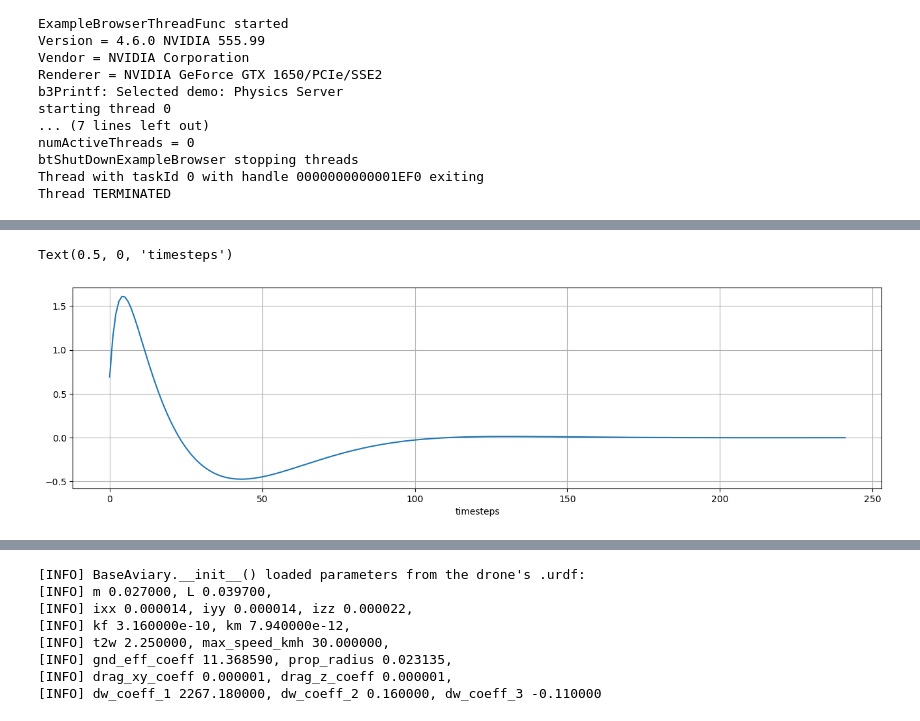
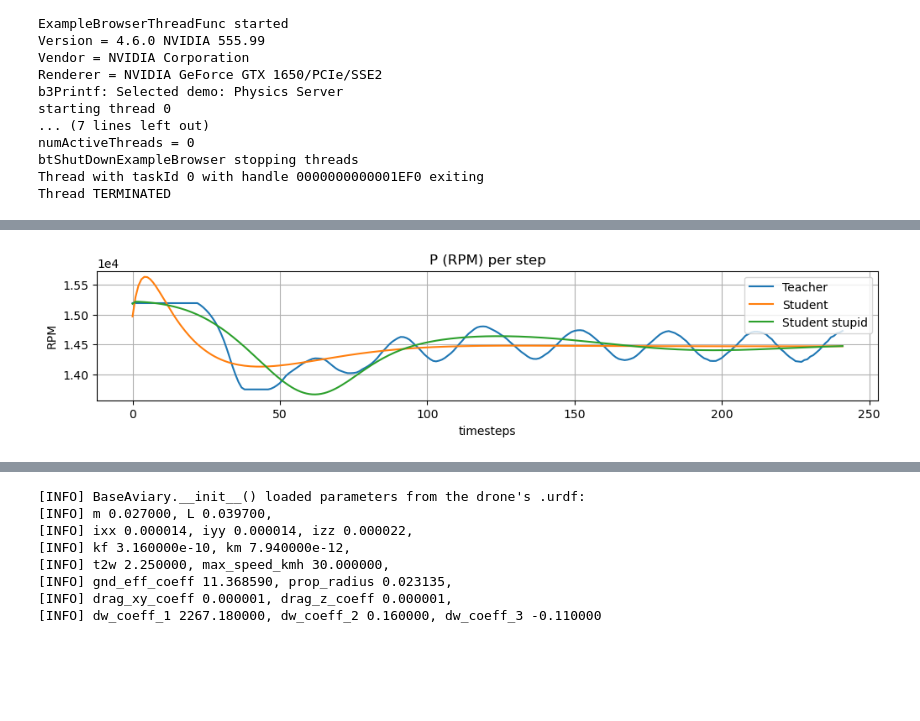
Before and after one commit to SofieElving/GGSpeciale, a Jupyter notebook: quadcopter-suite/SPID_test.ipynb, the cells around one changed output, grey strips where cells are left out. Saved outputs shown, nothing was run; the diff lists cells and outputs as text; code cells hidden in the pictures; blank space fills up the shorter version.

```diff
--- a/quadcopter-suite/SPID_test.ipynb
+++ b/quadcopter-suite/SPID_test.ipynb
@@ -102,11 +93,11 @@ obs, info = env.reset()
 
 rewards, best_policy, wrapper, run_dir = train_spid(teacher_path = teacher_model_path,
                                                     teacher_model = teacher_model,
-                                                    save_folder_path="C:/GitHub/GGSpeciale/quadcopter-suite/distil-results_1000x12_4d_model",
-                                                    save_results=False,
+                                                    save_folder_path="C:/GitHub/GGSpeciale/quadcopter-suite/distil-results_just_Q",
+                                                    save_results=True,
                                                     environment=environment,
-                                                    n_iter=12,
-                                                    total_timesteps=12*400,
+                                                    n_iter=10,
+                                                    total_timesteps=10*1000,
                                                     n_eval_episodes=10,
                                                     verbose=2)
 # %% [output]
@@ -398,6 +525,7 @@ import time
 import gymnasium as gym
 import numpy as np
 import pybullet as p
+from PySRWrapper import PySRPolicy
 
 DEFAULT_OBS = ObservationType("kin")
 DEFAULT_ACT = ActionType("one_d_rpm")
@@ -419,6 +547,13 @@ def record_episode(policy, output_file, seed=0, max_steps=2000, sleep_s=1/30):
         )
     )
 
+    env2 = HoverAviary(
+            obs=DEFAULT_OBS,
+            act=DEFAULT_ACT,
+            gui=False,
+            record=False,
+        )
+
     obs, info = env.reset(seed=seed)
     episode_reward = 0.0
 
@@ -427,6 +562,7 @@ def record_episode(policy, output_file, seed=0, max_steps=2000, sleep_s=1/30):
 
     actions = []
     rewards = []
+    observations = []
 
     try:
         for _ in range(max_steps):
@@ -441,8 +577,11 @@ def record_episode(policy, output_file, seed=0, max_steps=2000, sleep_s=1/30):
 
             time.sleep(sleep_s)
 
-            actions.append(action)
+            action_rpm = env2._preprocessAction(action.reshape(1, -1))[0][0]
+
+            actions.append(action_rpm)
             rewards.append(reward)
+            observations.append(obs)
 
             if terminated or truncated:
                 break
@@ -454,11 +593,13 @@ def record_episode(policy, output_file, seed=0, max_steps=2000, sleep_s=1/30):
 
 
     print(f"{output_file}: reward = {episode_reward}")
-    return  rewards, np.array(actions).flatten()
+    return  rewards, np.array(actions).flatten(), observations
 
 teacher = PPO.load(r"C:\GitHub\GGSpeciale\quadcopter-suite\results\save-04.10.2026_15.39.13\best_model.zip")
 student = PySRPolicy.load(r"C:\GitHub\GGSpeciale\quadcopter-suite\distil-results_1000x12\best_student_policy.joblib")
+student_stupid = PySRPolicy.load(r"C:/GitHub/GGSpeciale/quadcopter-suite/distil-results_1000_test_reward_loss\best_student_policy.joblib")
 
-teacher_rewards, teacher_actions = record_episode(teacher, "teacher.mp4", seed=42)
-student_rewards, student_actions = record_episode(student, "student_no_weights.mp4", seed=42)
+teacher_rewards, teacher_actions, teacher_obs = record_episode(teacher, "teacher.mp4", seed=42)
+student_rewards, student_actions, student_obs = record_episode(student, "student_weights.mp4", seed=42)
+student_stupid_rewards, student_stupid_actions, student_stupid_obs = record_episode(student_stupid, "student_no_weights.mp4", seed=42)
 # %% [output]
@@ -520,8 +718,15 @@ Text(0.5, 0, 'timesteps')
 # %%
-plt.figure(figsize=(16, 4))
-plt.plot(student_actions)
+plt.figure(figsize=(12, 2))
+plt.plot(teacher_actions, label="Teacher")
+plt.plot(student_actions, label="Student")
+plt.plot(student_stupid_actions, label="Student stupid")
+plt.xlabel("timesteps")
+plt.ylabel("RPM")
+plt.title("P (RPM) per step")
 plt.grid()
-plt.xlabel("timesteps")
+plt.legend()
+plt.ticklabel_format(style='sci', axis='y', scilimits=(0,0))
+#plt.ylim((-0.002, 0.002))
+# plt.xlim((200, 250))
 # %% [output]
-Text(0.5, 0, 'timesteps')
-[figure, old version]
+[figure, new version]
```
Also changed, not shown: parts of 18 cells of this notebook, 7 other files.
